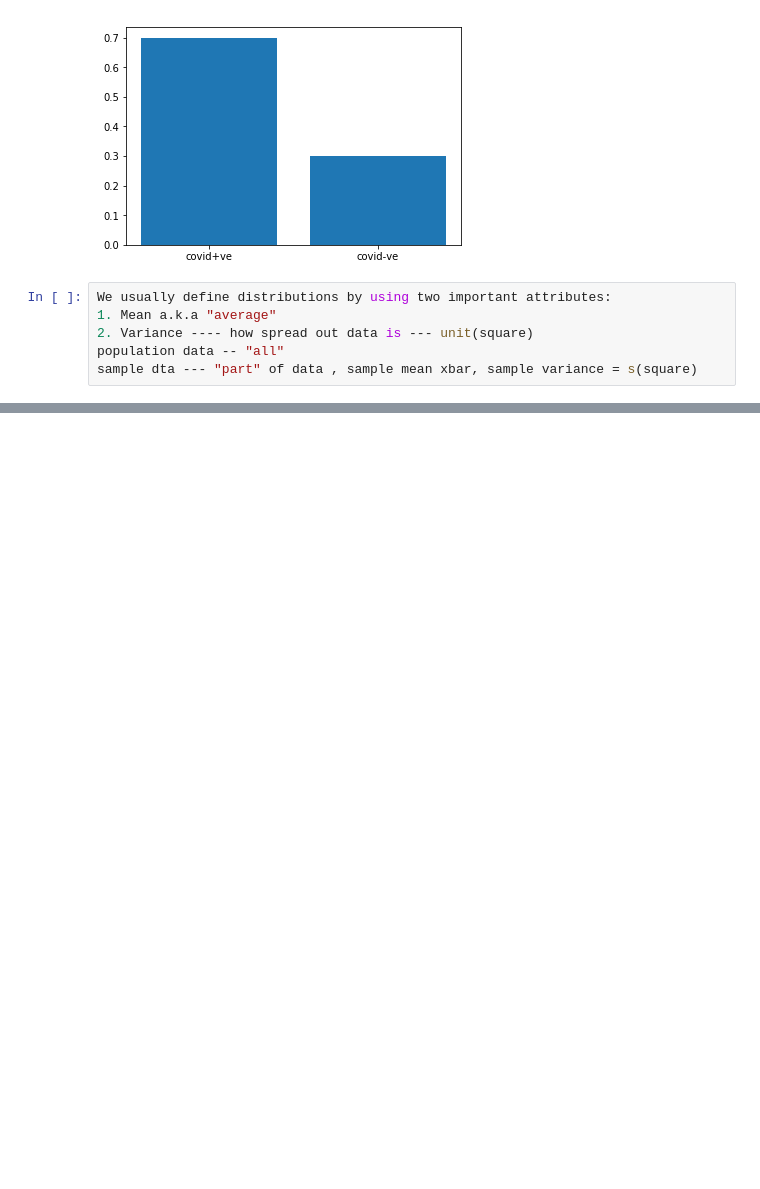
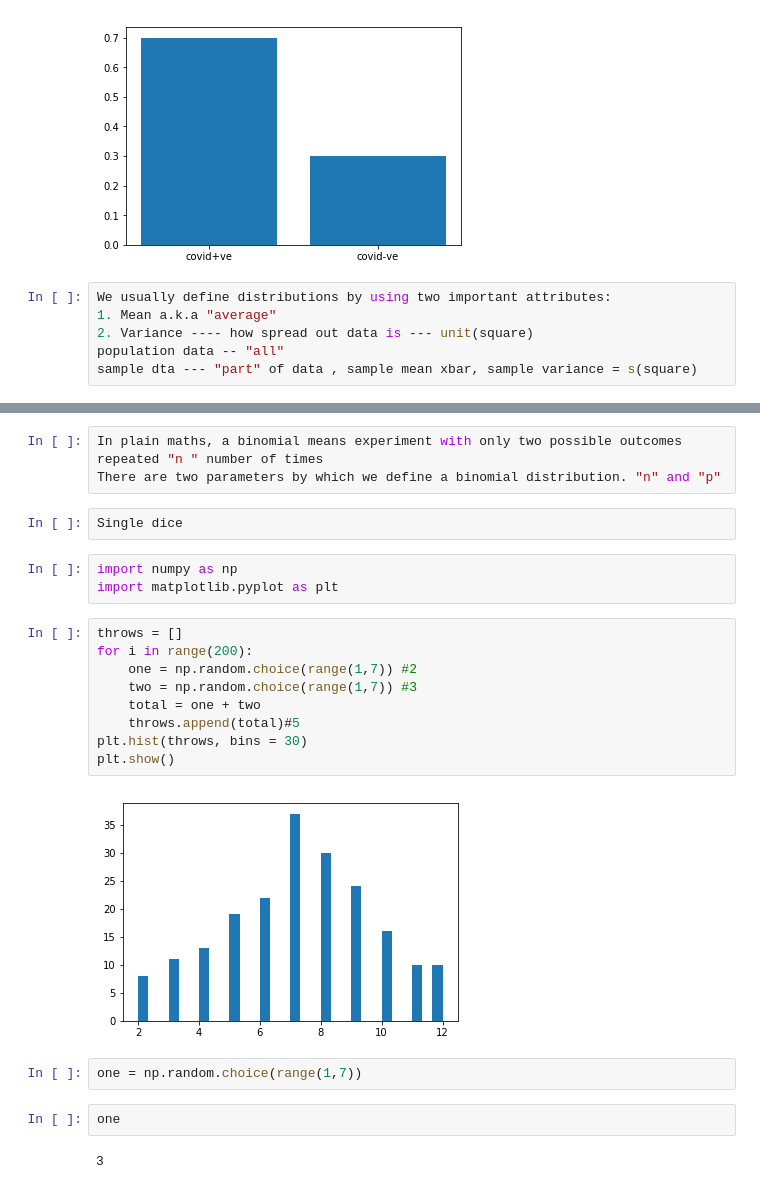
Before and after one commit to imsakshi/Data-Analytics----13-May-2020, a Jupyter notebook: probability and data distributions..ipynb, the cells around one changed output, grey strips where cells are left out. Saved outputs shown, nothing was run; the diff lists cells and outputs as text; blank space fills up the shorter version.

```diff
--- a/probability and data distributions..ipynb
+++ b/probability and data distributions..ipynb
@@ -108,0 +134,25 @@ sample dta --- "part" of data , sample mean xbar, sample variance = s(square)
+# %%
+In plain maths, a binomial means experiment with only two possible outcomes repeated "n " number of times
+There are two parameters by which we define a binomial distribution. "n" and "p"
+# %%
+Single dice
+# %%
+import numpy as np
+import matplotlib.pyplot as plt
+# %%
+throws = []
+for i in range(200):
+    one = np.random.choice(range(1,7)) #2
+    two = np.random.choice(range(1,7)) #3
+    total = one + two
+    throws.append(total)#5
+plt.hist(throws, bins = 30)
+plt.show()
+# %% [output]
+[figure, added]
+# %%
+one = np.random.choice(range(1,7))
+# %%
+one
+# %% [output]
+3
```
Also changed, not shown: parts of 19 cells of this notebook, 2 other files.
